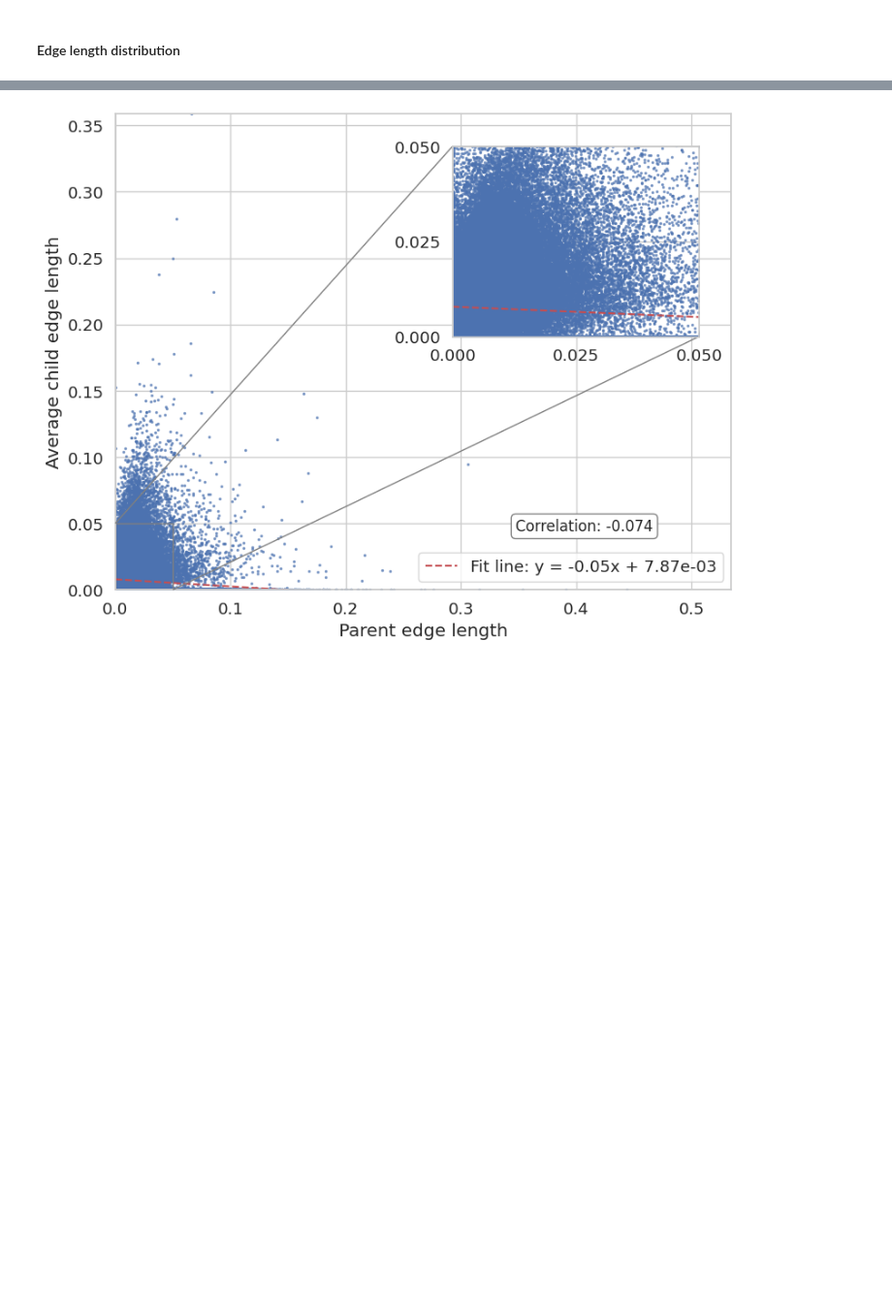
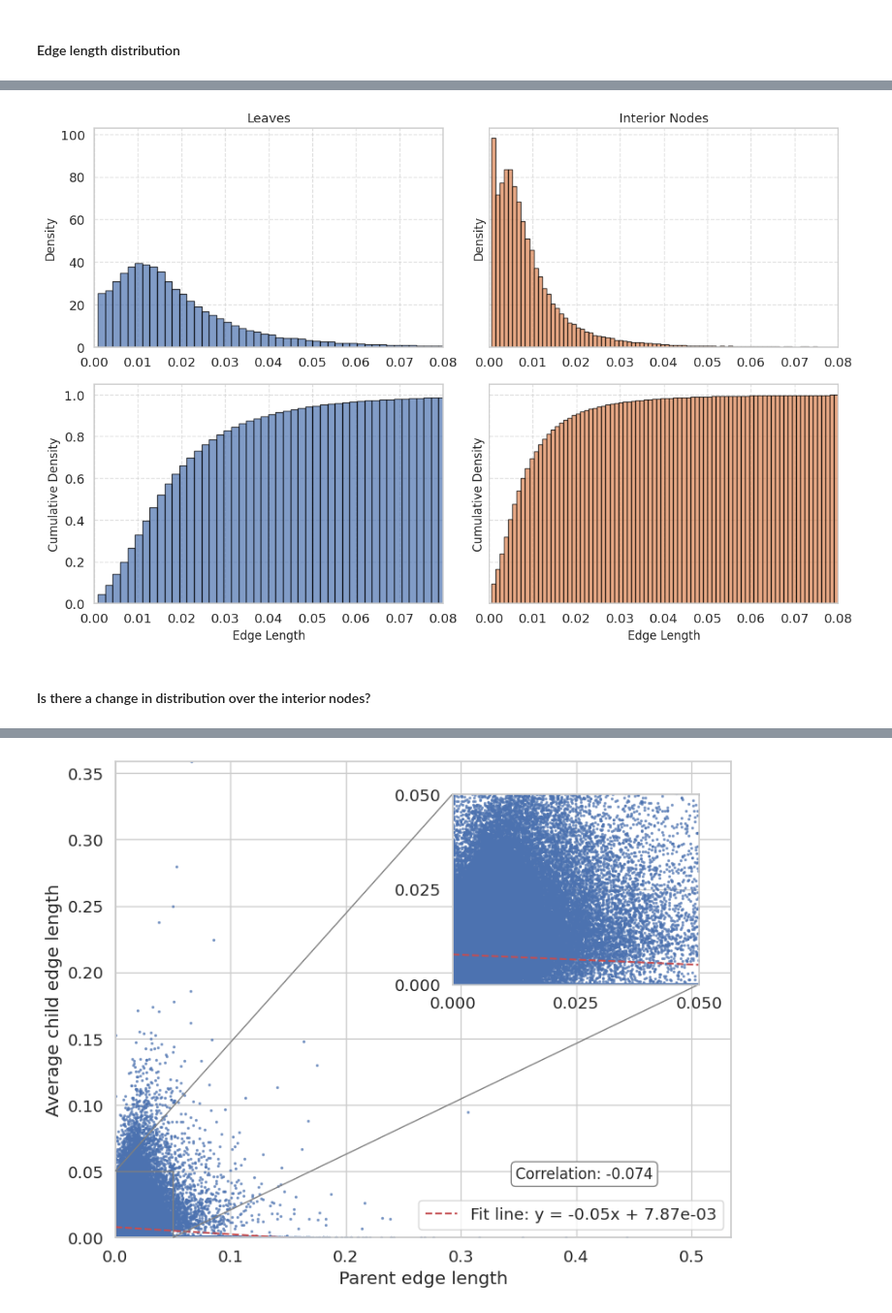
Before and after one commit to spsvihla/pcms, a Jupyter notebook: notebooks/haar_like_wavelets_level_of_significance.ipynb, the cells around one changed output, grey strips where cells are left out. Shown at 97% size. Saved outputs shown, nothing was run; the diff lists cells and outputs as text; code cells hidden in the pictures; blank space fills up the shorter version.

```diff
--- a/notebooks/haar_like_wavelets_level_of_significance.ipynb
+++ b/notebooks/haar_like_wavelets_level_of_significance.ipynb
@@ -680,0 +709,40 @@ print(f"T_obs: {T_obs}, p: {p}")
+# %%
+def make_hist(ax, data, title, xlabel, color, cdf=False, discrete=False):
+    n_bins = int(np.sqrt(len(data)))
+    pdf_values, bins = np.histogram(data, bins=n_bins, density=True)
+    if discrete or cdf:
+        pdf_values /= pdf_values.sum()
+    bin_widths = bins[:-1] - bins[1:]
+
+    if cdf:
+        ax.bar(bins[1:], pdf_values.cumsum(), width=bin_widths,
+               color=color, edgecolor='black', alpha=0.7, label='PDF')
+    else:
+        ax.bar(bins[1:], pdf_values, width=bin_widths,
+               color=color, edgecolor='black', alpha=0.7, label='PDF')
+    ax.set_xlim(0, 0.08)
+    ax.set_ylim(bottom=0)
+    ax.set_xlabel(xlabel, fontsize=12)
+    if cdf:
+        ax.set_ylabel('Cumulative Density', fontsize=12)
+    else:
+        ax.set_ylabel('Density', fontsize=12)
+    ax.set_title(title, fontsize=13)
+    ax.grid(visible=True, linestyle='--', alpha=0.6)
+# %%
+left = edge_lengths[indxs][:edge_lengths.size//2]
+right = edge_lengths[indxs][edge_lengths.size//2:]
+# %%
+fig, axes = plt.subplots(2, 2, figsize=(12, 8), sharey='row')
+
+make_hist(axes[0][1], right, "Interior Nodes", "", "C1")
+make_hist(axes[0][0], left, "Leaves", "", "C0")
+make_hist(axes[1][1], right, "", "Edge Length", "C1", cdf=True)
+make_hist(axes[1][0], left, "", "Edge Length", "C0", cdf=True)
+
+fig.tight_layout()
+plt.show()
+# %% [output]
+[figure, added]
+# %% [markdown]
+#### Is there a change in distribution over the interior nodes?
```
Also changed, not shown: parts of 15 cells of this notebook, 3 other files.
